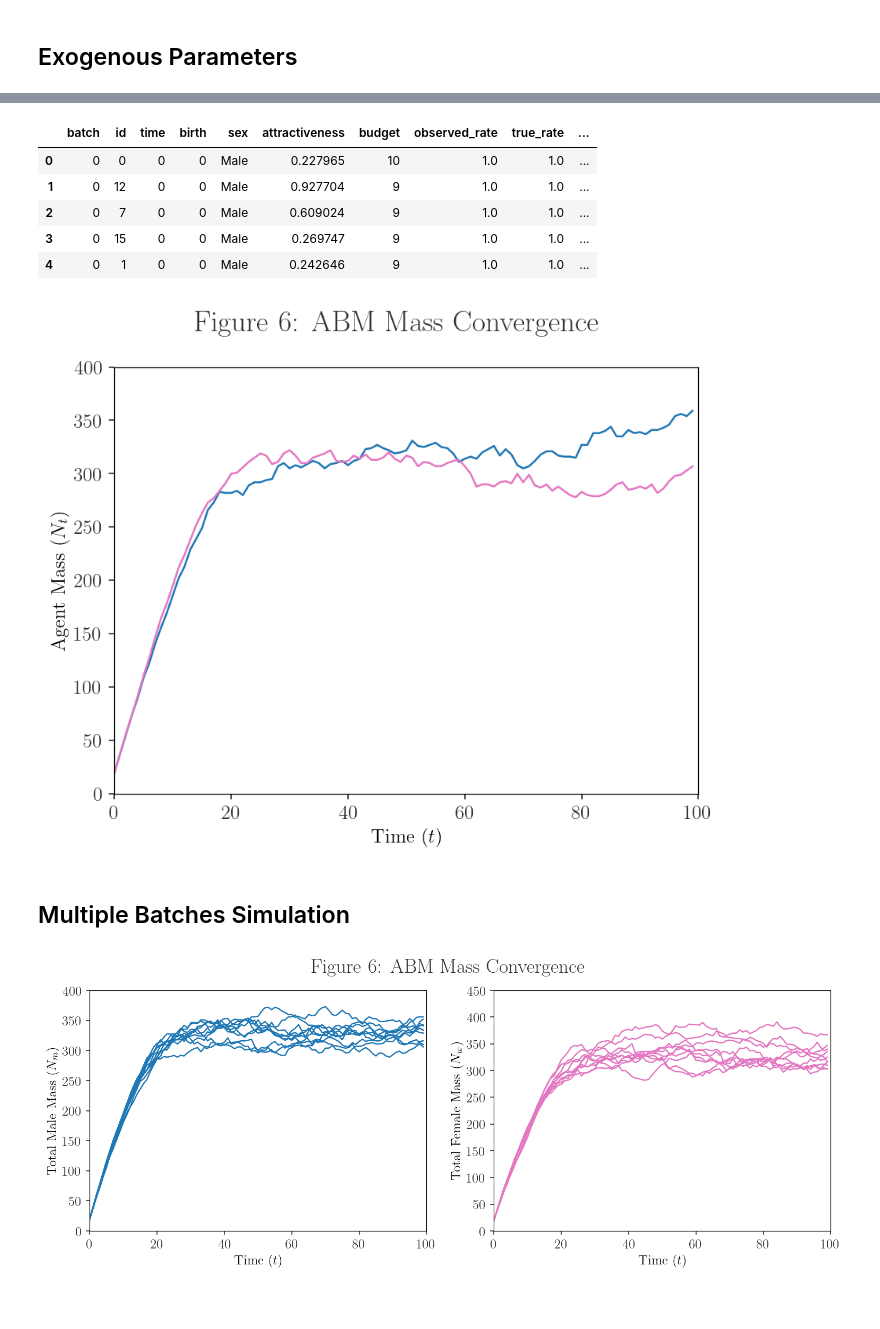
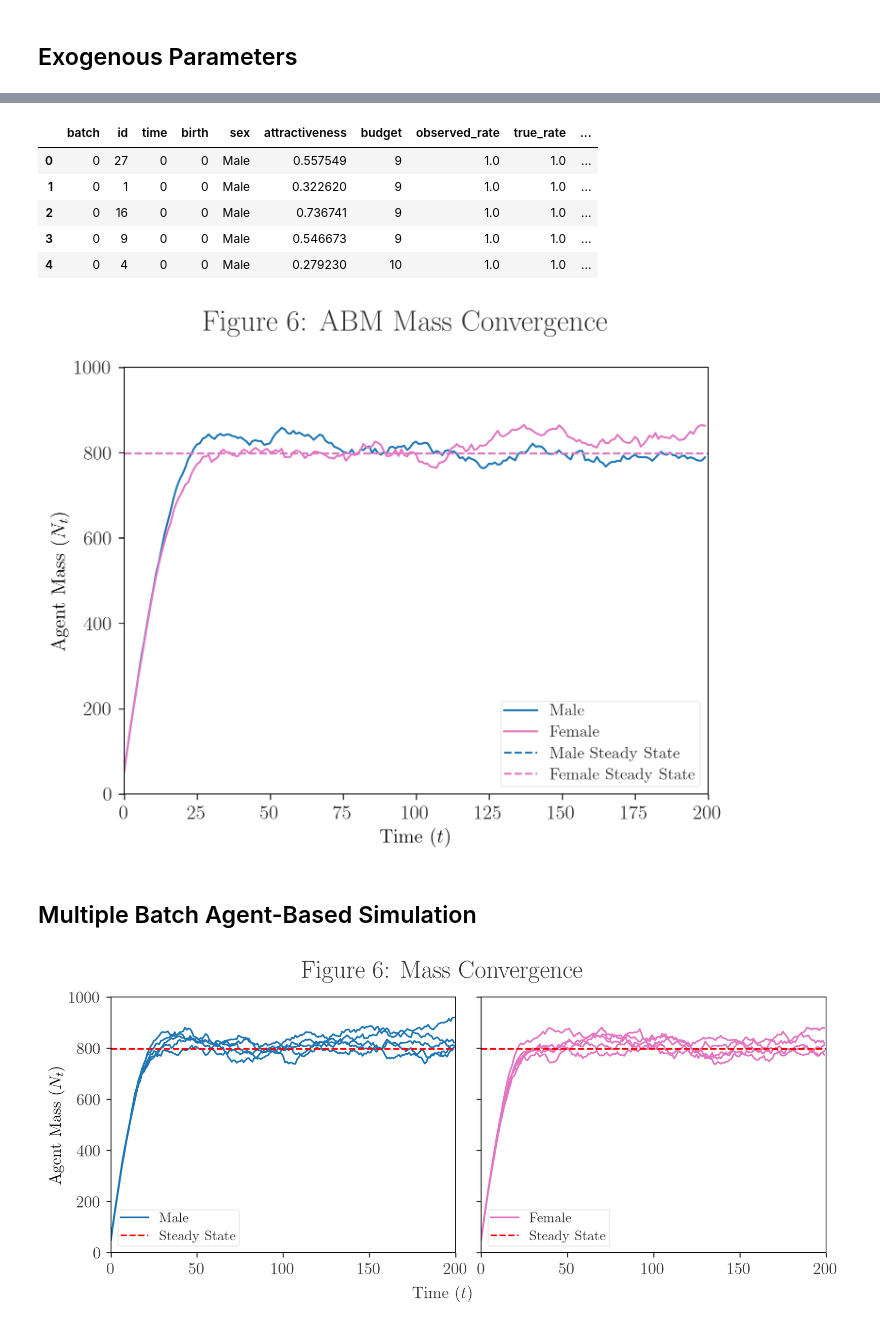
Before and after one commit to patohdzs/project-swipe, a Jupyter notebook: code/abm/mass-convergence.ipynb, the cells around one changed output, grey strips where cells are left out. Drawn from its saved outputs; the diff is of its cells as text; code cells hidden in the pictures; blank space fills up the shorter version.

Commit message:
Added sample size mass convergence plots

```diff
--- a/code/abm/mass-convergence.ipynb
+++ b/code/abm/mass-convergence.ipynb
@@ -24,7 +24,7 @@ SEED = 1
 ## Exogenous Parameters
 # %%
 # Setting exogenous parameters
-def reset_exog_params(void=True):
+def reset_exog_params():
     global Bm, Bw, bm_vals, bw_vals, δ, um, uw, Fm, Fw, λm, λw
     Bm = 10
     Bw = 10
@@ -36,8 +36,8 @@ def reset_exog_params(void=True):
     uw = lambda θ : θ
     Fm = beta(3,3)
     Fw = beta(3,3)
-    λm = 20
-    λw = 20
+    λm = 50
+    λw = 50
 
-    if not void:
-        return (Bm, Bw, bm_vals, bw_vals, δ, um, uw, Fm, Fw, λm, λw)
+def exog_params():
+    return (Bm, Bw, bm_vals, bw_vals, δ, um, uw, Fm, Fw, λm, λw)
@@ -60,16 +206,16 @@ def reset_exog_params(void=True):
 # %%
-exog_params = reset_exog_params(False)
-T = 100
-simulation = simulate_game(T, μ_star, ω_star, exog_params)
+reset_exog_params()
+T = 200
+simulation = simulate_game(T, μ_star, ω_star, exog_params())
 batch = pd.DataFrame(simulation)
 batch.head(5)
 # %% [output]
 |  | batch | id | time | birth | sex | attractiveness | budget | observed_rate | true_rate | ... |
-| 0 | 0 | 0 | 0 | 0 | Male | 0.227965 | 10 | 1.0 | 1.0 | ... |
-| 1 | 0 | 12 | 0 | 0 | Male | 0.927704 | 9 | 1.0 | 1.0 | ... |
-| 2 | 0 | 7 | 0 | 0 | Male | 0.609024 | 9 | 1.0 | 1.0 | ... |
-| 3 | 0 | 15 | 0 | 0 | Male | 0.269747 | 9 | 1.0 | 1.0 | ... |
-| 4 | 0 | 1 | 0 | 0 | Male | 0.242646 | 9 | 1.0 | 1.0 | ... |
+| 0 | 0 | 27 | 0 | 0 | Male | 0.557549 | 9 | 1.0 | 1.0 | ... |
+| 1 | 0 | 1 | 0 | 0 | Male | 0.322620 | 9 | 1.0 | 1.0 | ... |
+| 2 | 0 | 16 | 0 | 0 | Male | 0.736741 | 9 | 1.0 | 1.0 | ... |
+| 3 | 0 | 9 | 0 | 0 | Male | 0.546673 | 9 | 1.0 | 1.0 | ... |
+| 4 | 0 | 4 | 0 | 0 | Male | 0.279230 | 10 | 1.0 | 1.0 | ... |
 # %%
 mass_by_sex = batch.groupby(['time', 'sex'], as_index=False).size()
 Nm_series = mass_by_sex[mass_by_sex.sex=='Male']['size']
@@ -77,38 +223,56 @@ Nw_series = mass_by_sex[mass_by_sex.sex=='Female']['size']
 
 fig, ax = plt.subplots()
 ax.set_xlim(0,T)
-ax.plot(range(0,T), Nm_series, color='tab:blue')
-ax.plot(range(0,T), Nw_series, color='tab:pink')
+ax.plot(range(0,T), Nm_series, color='tab:blue', label='Male')
+ax.plot(range(0,T), Nw_series, color='tab:pink', label='Female')
+
+ax.axhline(y=Nm, color='tab:blue', linestyle='--', label='Male Steady State')
+ax.axhline(y=Nw, color='tab:pink', linestyle='--', label='Female Steady State')
+
 ax.set(xlabel=r'Time ($t$)', ylabel=r'Agent Mass ($N_t$)')
+ax.legend()
+
 fig.suptitle('Figure 6: ABM Mass Convergence ')
 plt.show()
 # %% [output]
-[figure, old version]
+[figure, new version]
 # %% [markdown]
-## Multiple Batches Simulation
+## Multiple Batch Agent-Based Simulation
 # %%
 simulations = []
-batches = 10
+batches = 5
 for i in range(batches):
-    game = simulate_game(T, μ_star, ω_star, exog_params, i)
+    game = simulate_game(T, μ_star, ω_star, exog_params(), i)
     simulations += game
 data = pd.DataFrame(simulations)
 # %%
 mass = data.groupby(['batch','time','sex'], as_index=False).size()
-fig, axs = plt.subplots(1,2, figsize=(12, 4))
+
+fig, axs = plt.subplots(1,2, figsize=(8, 3.5), constrained_layout=True, sharey=True)
 axs[0].set_xlim(0,T)
 axs[1].set_xlim(0,T)
 
 for i in range(batches):
-    axs[0].plot(range(0,T), mass[(mass.batch==i)&(mass.sex=='Male')]['size'], color='tab:blue')
+    if i==0:
+        axs[0].plot(range(0,T), mass[(mass.batch==i)&(mass.sex=='Male')]['size'], color='tab:blue', label='Male')
+        axs[1].plot(range(0,T), mass[(mass.batch==i)&(mass.sex=='Female')]['size'], color='tab:pink', label='Female')
+    else:
+        axs[0].plot(range(0,T), mass[(mass.batch==i)&(mass.sex=='Male')]['size'], color='tab:blue')
+        axs[1].plot(range(0,T), mass[(mass.batch==i)&(mass.sex=='Female')]['size'], color='tab:pink')
 
-for i in range(batches):
-    axs[1].plot(range(0,T), mass[(mass.batch==i)&(mass.sex=='Female')]['size'], color='tab:pink')
 
-axs[0].set(xlabel=r'Time ($t$)', ylabel=r'Total Male Mass ($N_m$)')
-axs[1].set(xlabel=r'Time ($t$)', ylabel=r'Total Female Mass ($N_w$)')
-fig.suptitle('Figure 6: ABM Mass Convergence')
+axs[0].set(ylabel=r'Agent Mass ($N_t$)')
+
+axs[0].axhline(y=Nm, color='r', linestyle='--', label='Steady State')
+axs[1].axhline(y=Nw, color='r', linestyle='--', label='Steady State')
+
+axs[0].legend()
+axs[1].legend()
+
+fig.suptitle('Figure 6: Mass Convergence')
+fig.supxlabel('Time ($t$)', size=12)
+
 plt.savefig('../../figures/abm-mass-conv.png')
 plt.show()
 # %% [output]
-[figure, old version]
+[figure, new version]
```
Also changed, not shown: parts of 16 cells of this notebook, 8 other files.
